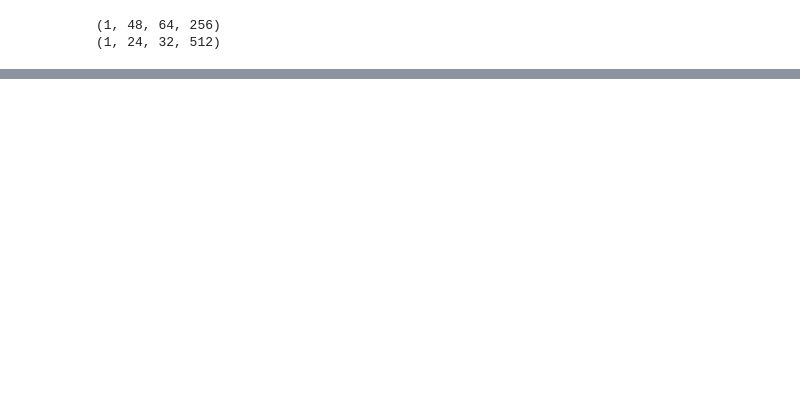
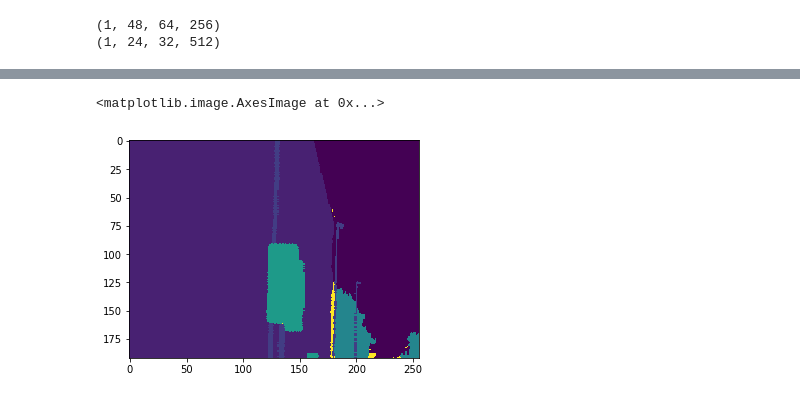
Before and after one commit to ThomasOerkild/DeepLearningProject, a Jupyter notebook: src/Encoding.ipynb, the cells around one changed output, grey strips where cells are left out. Drawn from its saved outputs; the diff is of its cells as text; code cells hidden in the pictures; blank space fills up the shorter version.

```diff
--- a/src/Encoding.ipynb
+++ b/src/Encoding.ipynb
@@ -243,0 +284,7 @@ Accuracy: 0.627767
+# %%
+im = imread('../Data/CamVid/trainannot/0001TP_006690.png')
+im = im[0:192, 0:256]
+plt.imshow(im)
+# %% [output]
+<matplotlib.image.AxesImage at 0x...>
+[figure, added]
```
Also changed, not shown: parts of 5 cells of this notebook.
